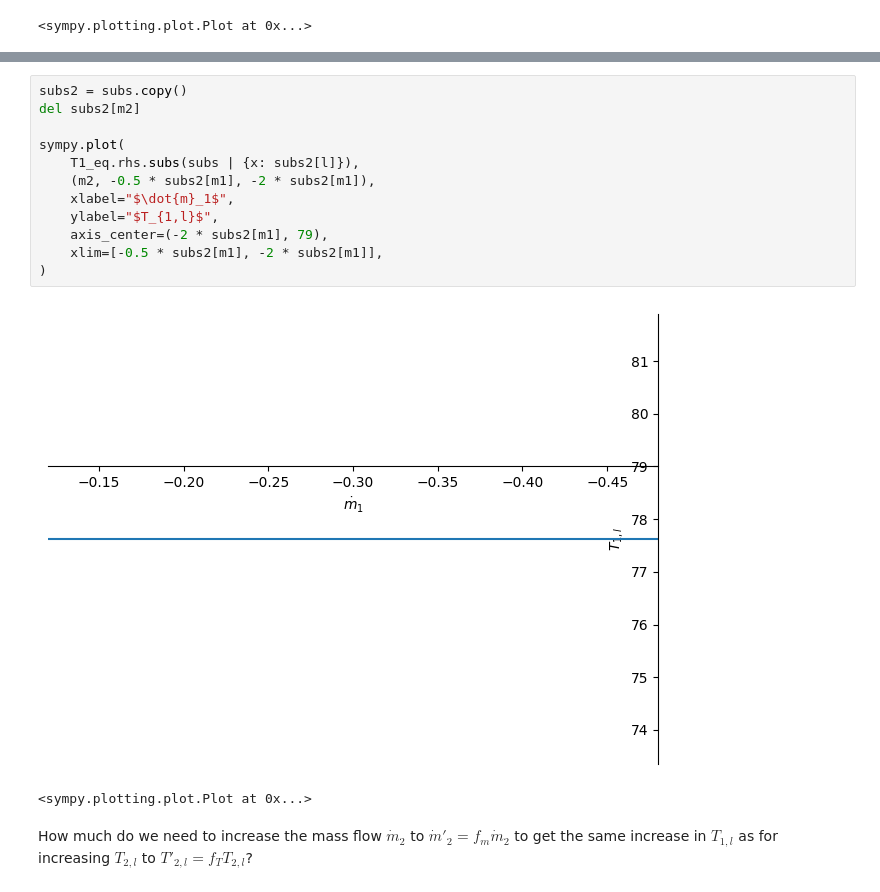
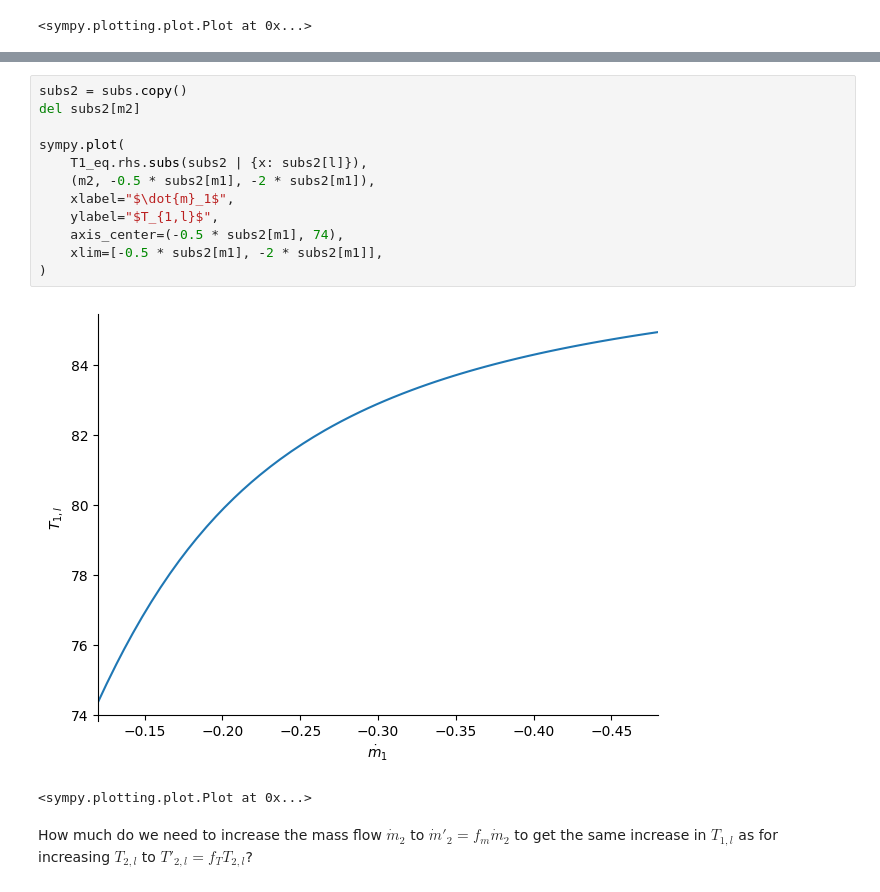
Before and after one commit to zuckerruebe/notebooks, a Jupyter notebook: lmtd.ipynb, the cells around one changed output, grey strips where cells are left out. Saved outputs shown, nothing was run; the diff lists cells and outputs as text.

Commit message:
Improve axes on plot.

```diff
--- a/lmtd.ipynb
+++ b/lmtd.ipynb
@@ -110,17 +110,17 @@ $\displaystyle \frac{d^{2}}{d \dot{m}_2^{2}} T_{1}{\left(\dot{m}_2 \right)} = \f
 # %%
 subs2 = subs.copy()
 del subs2[m2]
 
 sympy.plot(
-    T1_eq.rhs.subs(subs | {x: subs2[l]}),
+    T1_eq.rhs.subs(subs2 | {x: subs2[l]}),
     (m2, -0.5 * subs2[m1], -2 * subs2[m1]),
     xlabel="$\dot{m}_1$",
     ylabel="$T_{1,l}$",
-    axis_center=(-2 * subs2[m1], 79),
+    axis_center=(-0.5 * subs2[m1], 74),
     xlim=[-0.5 * subs2[m1], -2 * subs2[m1]],
 )
 # %% [output]
-[figure, old version]
+[figure, new version]
 <sympy.plotting.plot.Plot at 0x...>
 # %% [markdown]
 How much do we need to increase the mass flow $\dot{m}_2$ to $\dot{m}'_2 = f_m \dot{m}_2$ to get the same increase in $T_{1,l}$ as for increasing $T_{2,l}$ to $T'_{2,l} = f_T T_{2,l}$?
```
Also changed, not shown: parts of 1 cell of this notebook.
